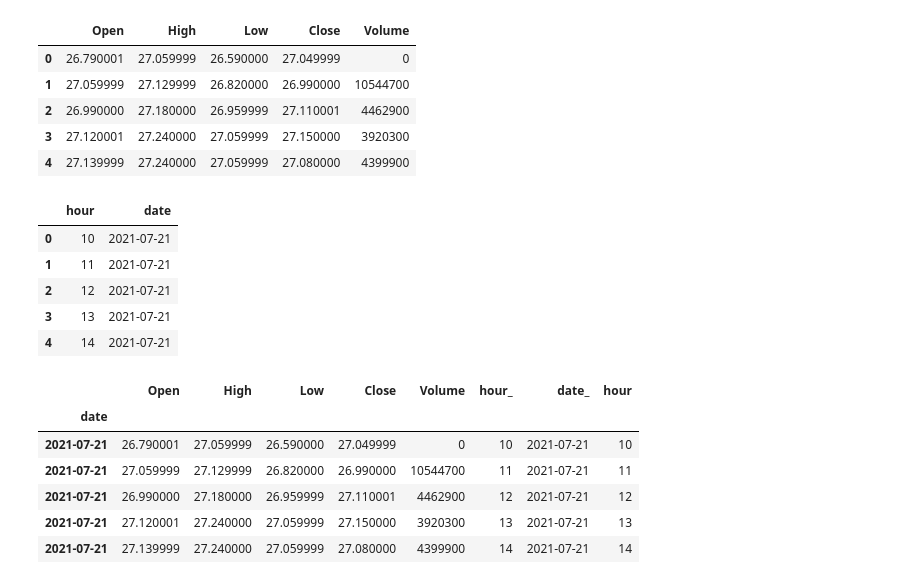
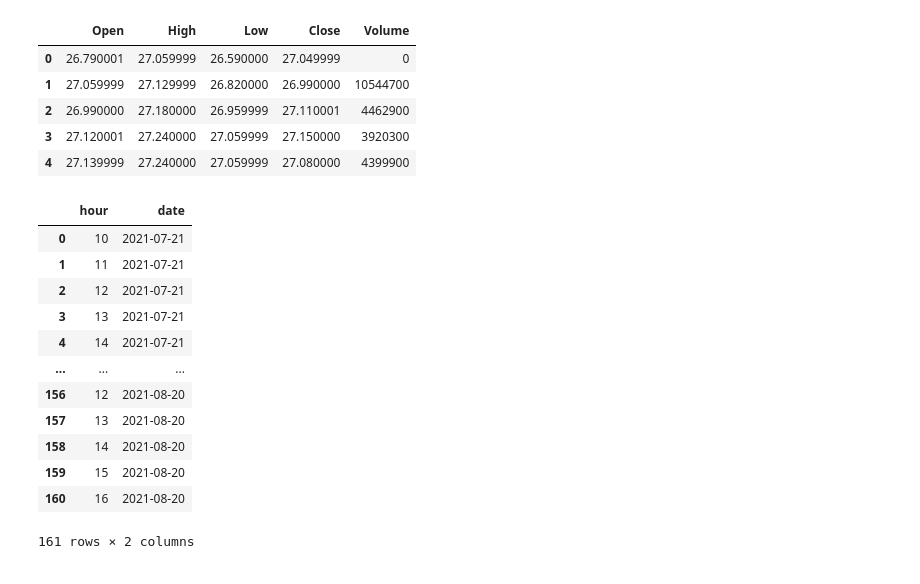
Before and after one commit to IgorComune/Financial-Markets, a Jupyter notebook: financial_markets.ipynb, the cells around one changed output. Drawn from its saved outputs; the diff is of its cells as text; code cells hidden in the pictures.

```diff
--- a/financial_markets.ipynb
+++ b/financial_markets.ipynb
@@ -169,26 +177,20 @@ petr4.head()
 # %%
 #creating a data frame, renaming and converting it to pandas timestamp
 new_index = pd.DataFrame(date, hour)
 new_index = new_index.reset_index()
 new_index = new_index.rename(columns={'index':'hour', 0:'date'})
-new_index.head()
+new_index
 # %% [output]
 |  | hour | date |
 | 0 | 10 | 2021-07-21 |
 | 1 | 11 | 2021-07-21 |
 | 2 | 12 | 2021-07-21 |
 | 3 | 13 | 2021-07-21 |
 | 4 | 14 | 2021-07-21 |
+| ... | ... | ... |
+| 156 | 12 | 2021-08-20 |
+| 157 | 13 | 2021-08-20 |
+| 158 | 14 | 2021-08-20 |
+| 159 | 15 | 2021-08-20 |
+| 160 | 16 | 2021-08-20 |
+161 rows × 2 columns
-# %%
-#joing and setting Datetime as index
-petr4 = petr4.join(new_index,lsuffix='_')
-petr4 = petr4.set_index('date')
-petr4.head()
-# %% [output]
-|  | Open | High | Low | Close | Volume | hour_ | date_ | hour |
-| date |  |  |  |  |  |  |  |  |
-| 2021-07-21 | 26.790001 | 27.059999 | 26.590000 | 27.049999 | 0 | 10 | 2021-07-21 | 10 |
-| 2021-07-21 | 27.059999 | 27.129999 | 26.820000 | 26.990000 | 10544700 | 11 | 2021-07-21 | 11 |
-| 2021-07-21 | 26.990000 | 27.180000 | 26.959999 | 27.110001 | 4462900 | 12 | 2021-07-21 | 12 |
-| 2021-07-21 | 27.120001 | 27.240000 | 27.059999 | 27.150000 | 3920300 | 13 | 2021-07-21 | 13 |
-| 2021-07-21 | 27.139999 | 27.240000 | 27.059999 | 27.080000 | 4399900 | 14 | 2021-07-21 | 14 |
```
Also changed, not shown: parts of 5 cells of this notebook.
